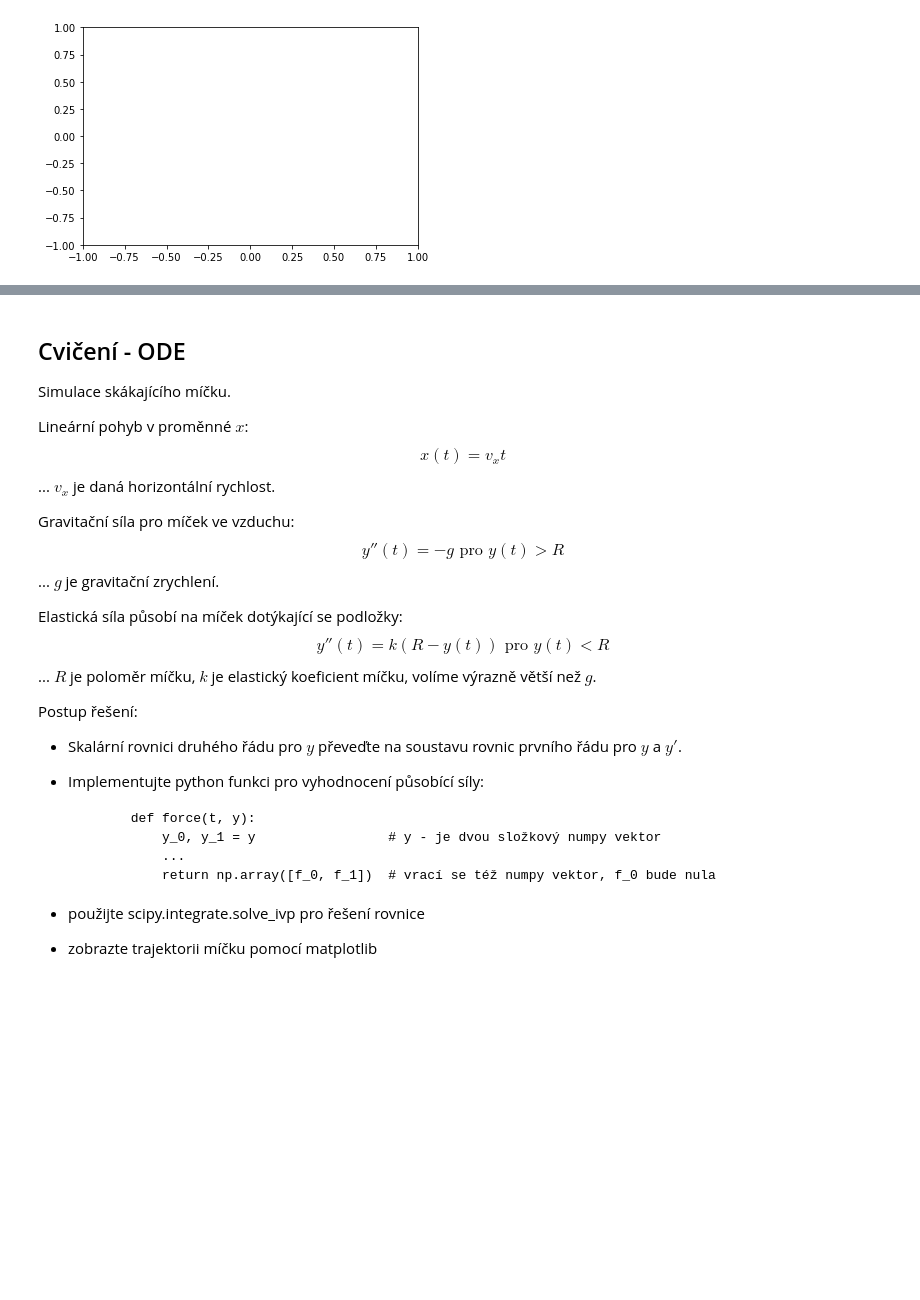
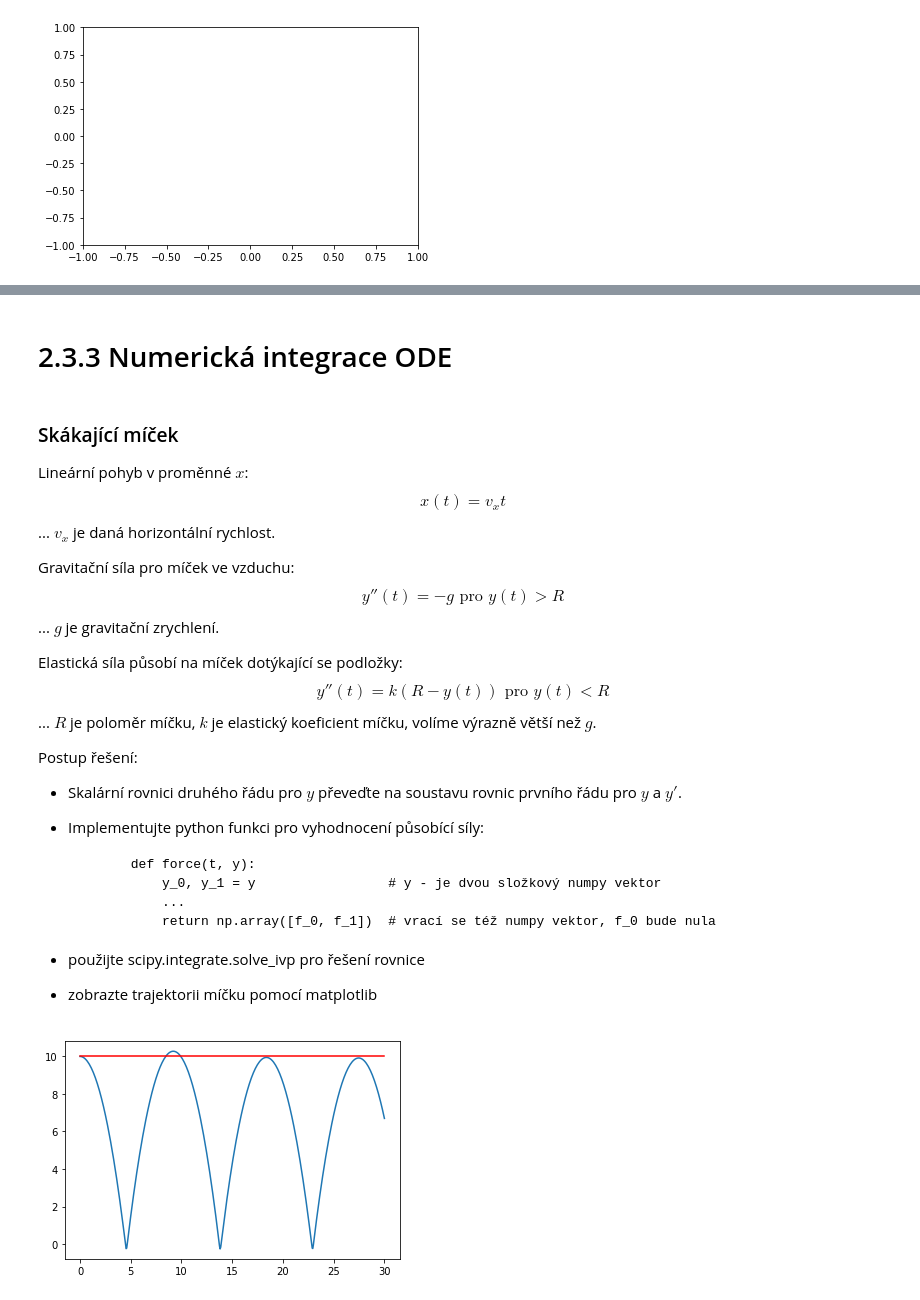
Before and after one commit to jbrezmorf/PythonForAll, a Jupyter notebook: Section_2.4_SciPy.ipynb, the cells around one changed output, grey strips where cells are left out. Saved outputs shown, nothing was run; the diff lists cells and outputs as text; code cells hidden in the pictures; blank space fills up the shorter version.

````diff
--- a/Section_2.4_SciPy.ipynb
+++ b/Section_2.4_SciPy.ipynb
@@ -432,7 +420,7 @@ for t, y, dy in zip(time, solution_y, solution_dy):
+# %% [markdown]
+# 2.3.3 Numerická integrace ODE
 # %% [markdown]
-## Cvičení - ODE
-
-Simulace skákajícího míčku.
+### Skákající míček
 
 Lineární pohyb v proměnné $x$:
 $$ x(t) = v_x t $$
@@ -458,3 +446,44 @@ Postup řešení:
   ```
 - použijte scipy.integrate.solve_ivp pro řešení rovnice
 - zobrazte trajektorii míčku pomocí matplotlib
+# %%
+import numpy as np
+import matplotlib.pyplot as plt
+from scipy import integrate
+# Bouncing ball, with spring bounce
+
+
+def ode_func(t, y):
+    heigh, velocity = y
+    force = -1
+    stiffness = 300
+    if heigh < 0:
+        # check for bounce
+        # use a spring bounce, not the instant bounce
+        force += stiffness * abs(heigh)
+    dy = [velocity, force]
+    # gravity
+    return dy
+
+t0 = 0
+t_end = 30
+y0 = [10, 0]
+
+# default setting not to precise
+#result = integrate.solve_ivp(ode_func, (t0, t_end), y0)
+
+# try strict tolerances - no improvement
+#result = integrate.solve_ivp(ode_func, (t0, t_end), y0, rtol=1e-8, atol=1e-10)
+
+# limit timestep - pretty good
+result = integrate.solve_ivp(ode_func, (t0, t_end), y0, max_step=0.1)
+
+def plot_jumps(t, y):
+    plt.plot(t, y[0, :])
+    max_y = y0[0] * np.ones_like(t)
+    plt.plot(t, max_y, c='r')
+    plt.show()
+
+plot_jumps(result.t, result.y)
+# %% [output]
+[figure, added]
````
Also changed, not shown: parts of 28 cells of this notebook, 2 other files.
